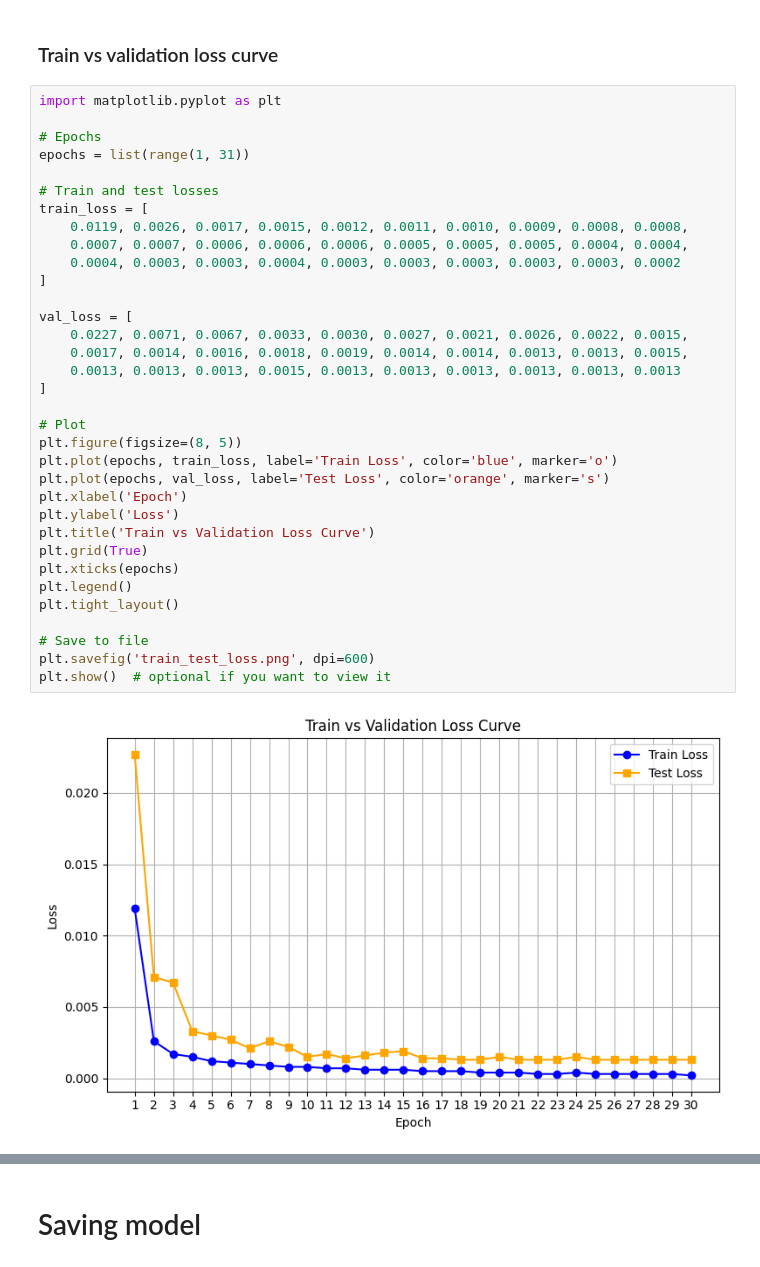
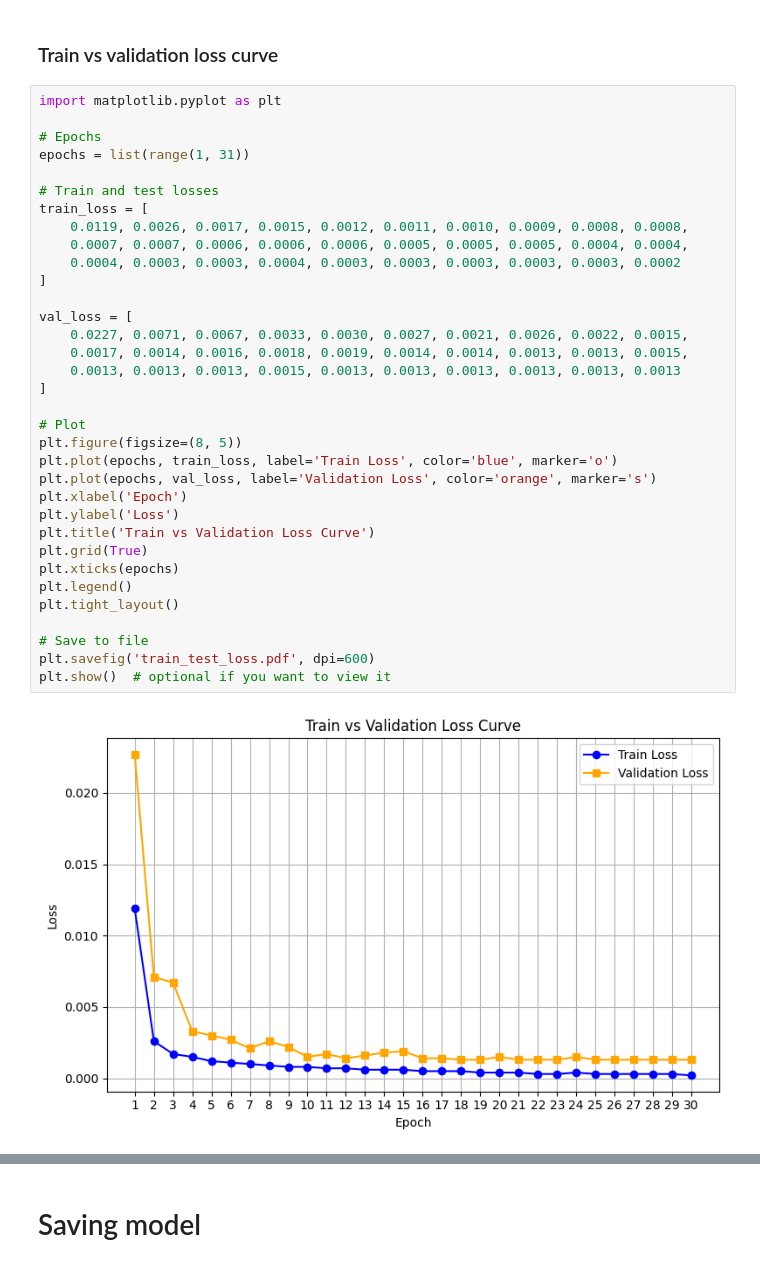
Before and after one commit to rahuldavanam/studentarbeit-final, a Jupyter notebook: 3_training_phase.ipynb, the cells around one changed output, grey strips where cells are left out. Saved outputs shown, nothing was run; the diff lists cells and outputs as text.

```diff
--- a/3_training_phase.ipynb
+++ b/3_training_phase.ipynb
@@ -597,33 +597,33 @@ import matplotlib.pyplot as plt
 # Epochs
 epochs = list(range(1, 31))
 
 # Train and test losses
 train_loss = [
     0.0119, 0.0026, 0.0017, 0.0015, 0.0012, 0.0011, 0.0010, 0.0009, 0.0008, 0.0008,
     0.0007, 0.0007, 0.0006, 0.0006, 0.0006, 0.0005, 0.0005, 0.0005, 0.0004, 0.0004,
     0.0004, 0.0003, 0.0003, 0.0004, 0.0003, 0.0003, 0.0003, 0.0003, 0.0003, 0.0002
 ]
 
 val_loss = [
     0.0227, 0.0071, 0.0067, 0.0033, 0.0030, 0.0027, 0.0021, 0.0026, 0.0022, 0.0015,
     0.0017, 0.0014, 0.0016, 0.0018, 0.0019, 0.0014, 0.0014, 0.0013, 0.0013, 0.0015,
     0.0013, 0.0013, 0.0013, 0.0015, 0.0013, 0.0013, 0.0013, 0.0013, 0.0013, 0.0013
 ]
 
 # Plot
 plt.figure(figsize=(8, 5))
 plt.plot(epochs, train_loss, label='Train Loss', color='blue', marker='o')
-plt.plot(epochs, val_loss, label='Test Loss', color='orange', marker='s')
+plt.plot(epochs, val_loss, label='Validation Loss', color='orange', marker='s')
 plt.xlabel('Epoch')
 plt.ylabel('Loss')
 plt.title('Train vs Validation Loss Curve')
 plt.grid(True)
 plt.xticks(epochs)
 plt.legend()
 plt.tight_layout()
 
 # Save to file
-plt.savefig('train_test_loss.png', dpi=600)
+plt.savefig('train_test_loss.pdf', dpi=600)
 plt.show()  # optional if you want to view it
 # %% [output]
-[figure, old version]
+[figure, new version]
```
Also changed, not shown: parts of 6 cells of this notebook.
